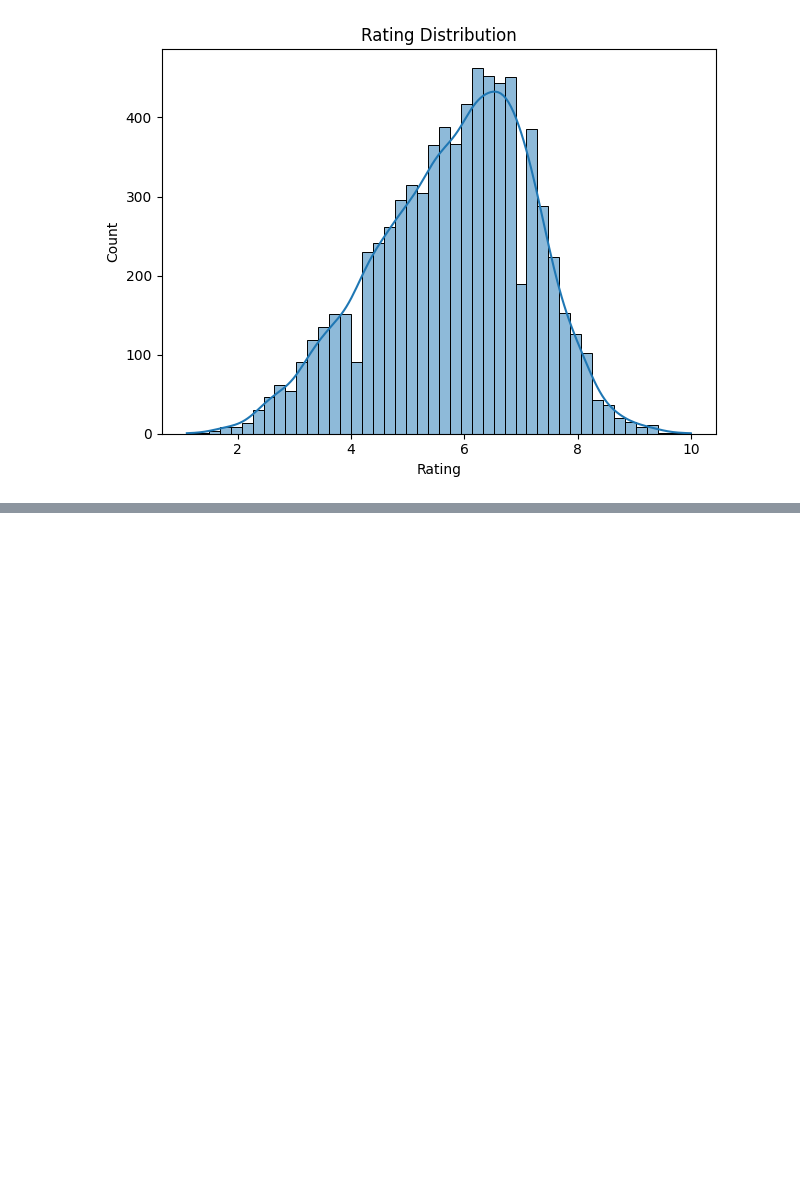
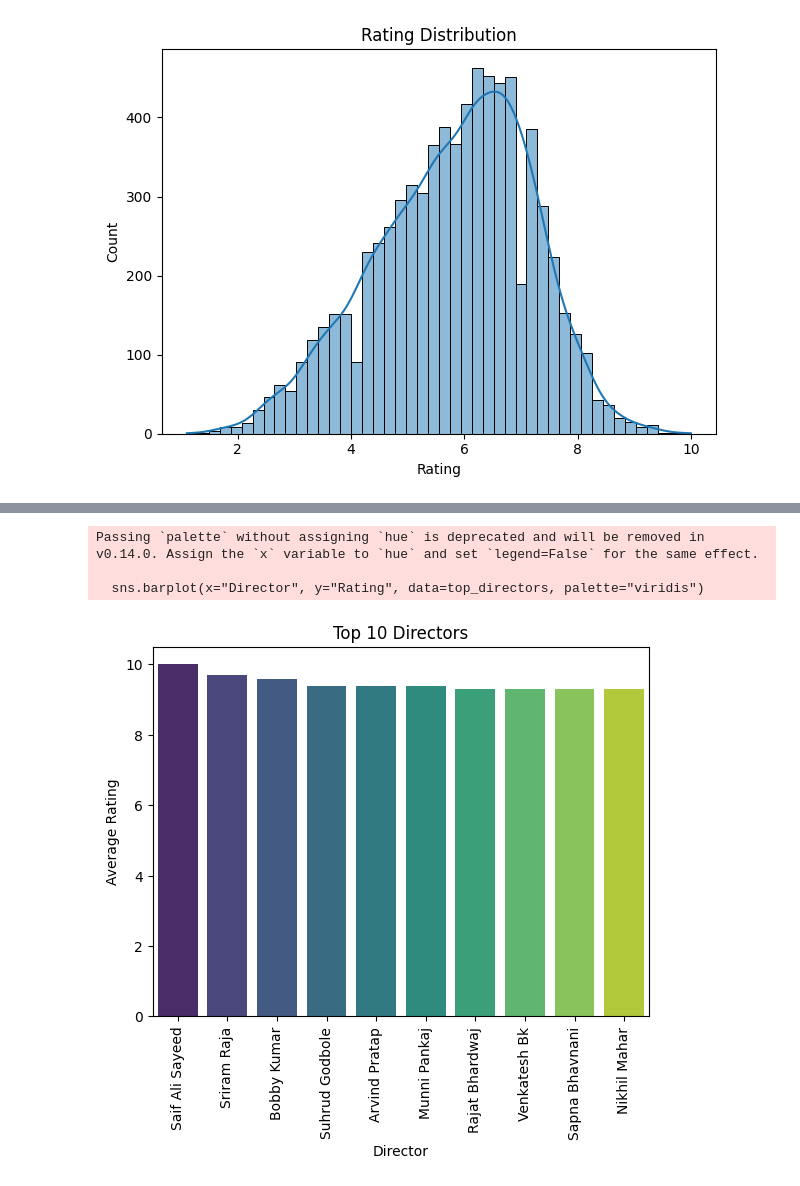
Before and after one commit to Sumit-Agnihotri/MOVIE_RATING_PREDICTION, a Jupyter notebook: Movie Rating Prediction.ipynb, the cells around one changed output, grey strips where cells are left out. Cells and saved outputs as stored; diff of their text form; code cells hidden in the pictures; blank space fills up the shorter version.

```diff
--- a/Movie Rating Prediction.ipynb
+++ b/Movie Rating Prediction.ipynb
@@ -179,0 +196,5 @@ genre_counts.columns = ["Genre", "Count"]
+# %%
+director_avg_rating = dataset.groupby("Director")["Rating"].mean().reset_index()
+director_avg_rating = director_avg_rating.sort_values(by= "Rating", ascending=False)
+top_directors = director_avg_rating.head(10)
+top_directors
@@ -179,0 +213,13 @@ genre_counts.columns = ["Genre", "Count"]
+# %%
+plt.figsize=(10, 5)
+sns.barplot(x="Director", y="Rating", data=top_directors, palette="viridis")
+plt.title("Top 10 Directors")
+plt.xlabel("Director")
+plt.ylabel("Average Rating")
+plt.xticks(rotation=90)
+plt.show()
+# %% [output]
+Passing `palette` without assigning `hue` is deprecated and will be removed in v0.14.0. Assign the `x` variable to `hue` and set `legend=False` for the same effect.
+
+  sns.barplot(x="Director", y="Rating", data=top_directors, palette="viridis")
+[figure, added]
```
Also changed, not shown: parts of 3 cells of this notebook.
